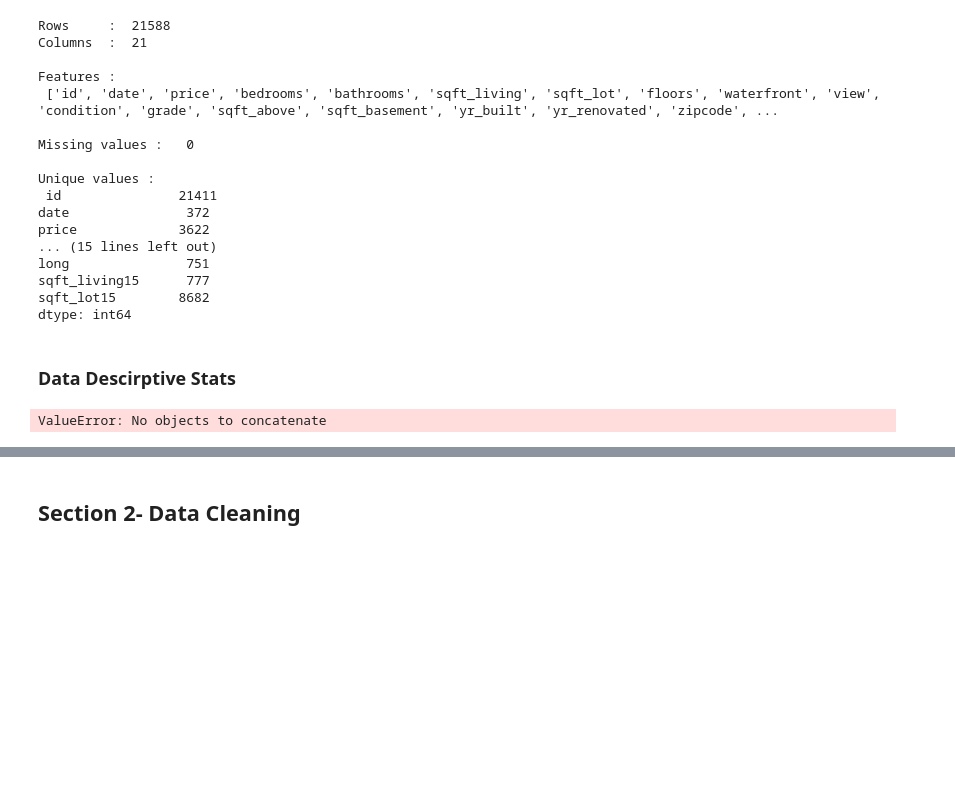
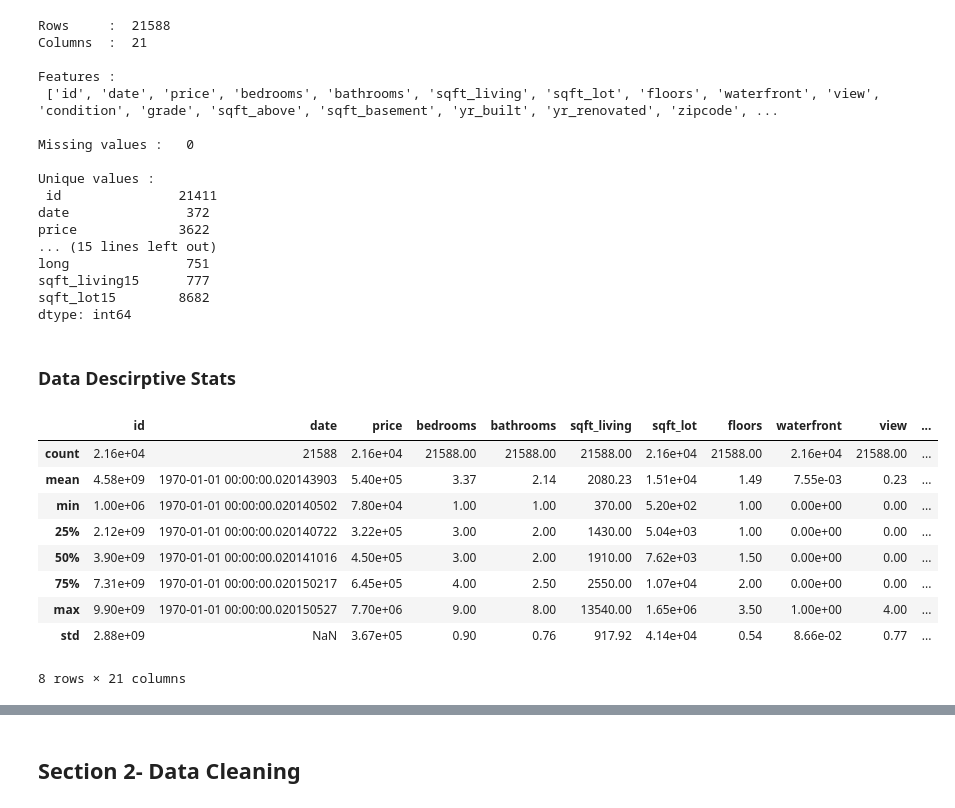
Before and after one commit to s566319/housing_price_proj, a Jupyter notebook: IngaMiller_HousingPrices.ipynb, the cells around one changed output, grey strips where cells are left out. Drawn from its saved outputs; the diff is of its cells as text; code cells hidden in the pictures; blank space fills up the shorter version.

```diff
--- a/IngaMiller_HousingPrices.ipynb
+++ b/IngaMiller_HousingPrices.ipynb
@@ -97,8 +97,15 @@ dtype: int64
 # %%
 # Section 4-Series: Use the Series method describe() to calculate the descriptive stats for all category/text columns.
 
-Housing.describe(include=[object])
-
-Housing.info()
+Housing.describe()
 # %% [output]
+|  | id | date | price | bedrooms | bathrooms | sqft_living | sqft_lot | floors | waterfront | view | ... |
+| count | 2.16e+04 | 21588 | 2.16e+04 | 21588.00 | 21588.00 | 21588.00 | 2.16e+04 | 21588.00 | 2.16e+04 | 21588.00 | ... |
+| mean | 4.58e+09 | 1970-01-01 00:00:00.020143903 | 5.40e+05 | 3.37 | 2.14 | 2080.23 | 1.51e+04 | 1.49 | 7.55e-03 | 0.23 | ... |
+| min | 1.00e+06 | 1970-01-01 00:00:00.020140502 | 7.80e+04 | 1.00 | 1.00 | 370.00 | 5.20e+02 | 1.00 | 0.00e+00 | 0.00 | ... |
+| 25% | 2.12e+09 | 1970-01-01 00:00:00.020140722 | 3.22e+05 | 3.00 | 2.00 | 1430.00 | 5.04e+03 | 1.00 | 0.00e+00 | 0.00 | ... |
+| 50% | 3.90e+09 | 1970-01-01 00:00:00.020141016 | 4.50e+05 | 3.00 | 2.00 | 1910.00 | 7.62e+03 | 1.50 | 0.00e+00 | 0.00 | ... |
+| 75% | 7.31e+09 | 1970-01-01 00:00:00.020150217 | 6.45e+05 | 4.00 | 2.50 | 2550.00 | 1.07e+04 | 2.00 | 0.00e+00 | 0.00 | ... |
+| max | 9.90e+09 | 1970-01-01 00:00:00.020150527 | 7.70e+06 | 9.00 | 8.00 | 13540.00 | 1.65e+06 | 3.50 | 1.00e+00 | 4.00 | ... |
+| std | 2.88e+09 | NaN | 3.67e+05 | 0.90 | 0.76 | 917.92 | 4.14e+04 | 0.54 | 8.66e-02 | 0.77 | ... |
-ValueError: No objects to concatenate
+8 rows × 21 columns
```
Also changed, not shown: parts of 6 cells of this notebook.
